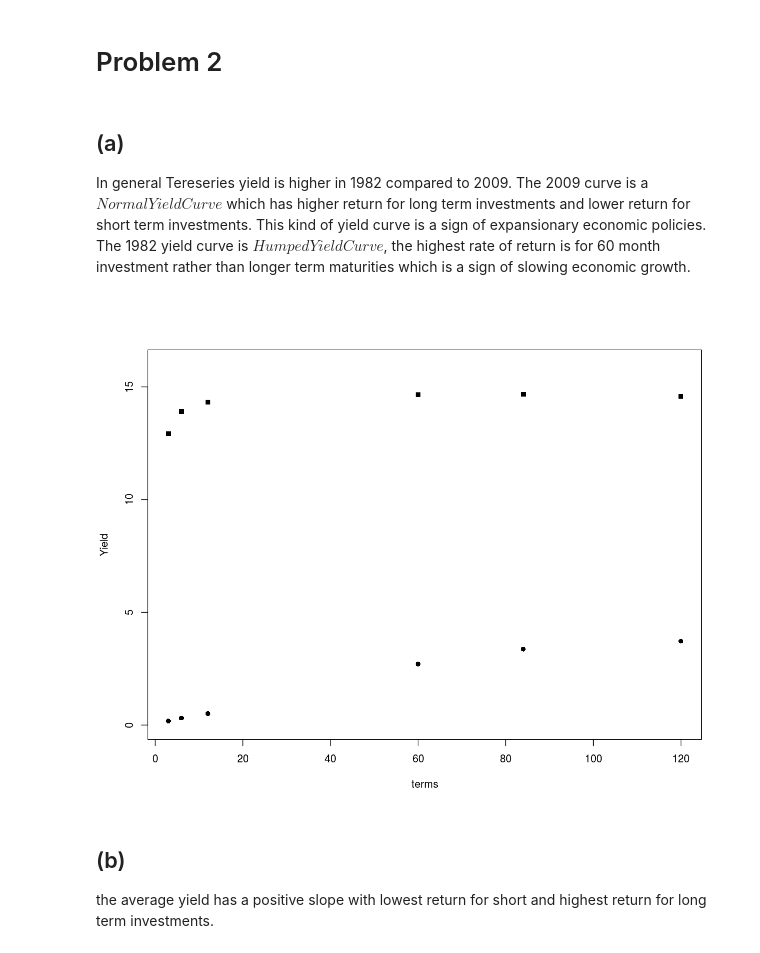
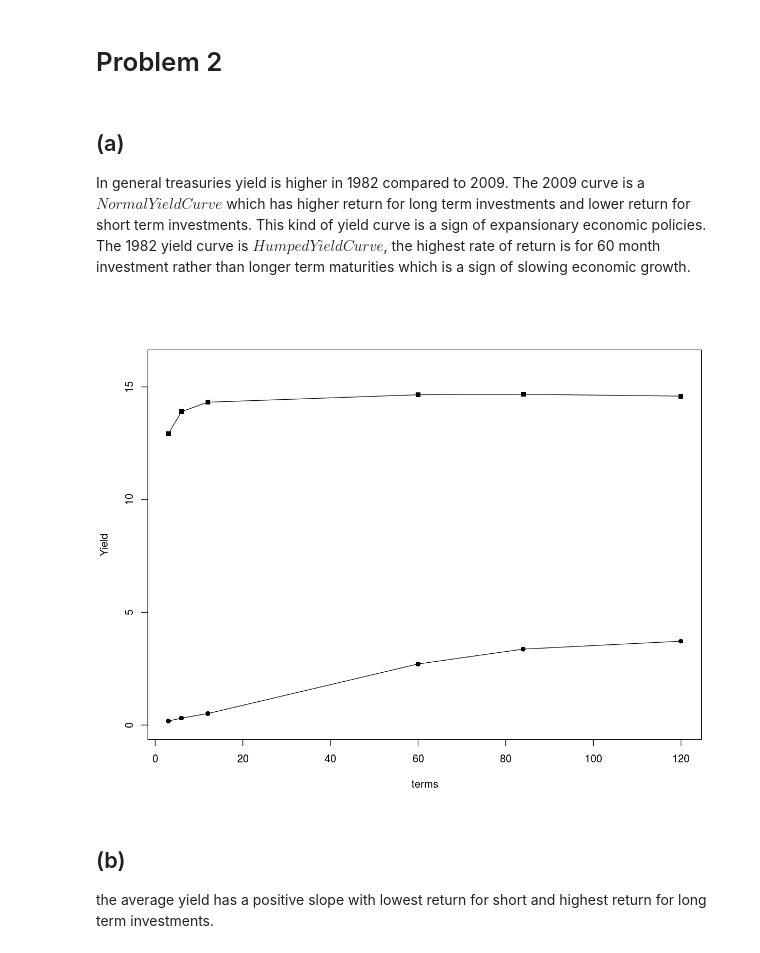
Before and after one commit to mmottahedi/STAT597, a Jupyter notebook: HW/HW1/hw1.ipynb, the cells around one changed output. Saved outputs shown, nothing was run; the diff lists cells and outputs as text; code cells hidden in the pictures.

```diff
--- a/HW/HW1/hw1.ipynb
+++ b/HW/HW1/hw1.ipynb
@@ -71,13 +74,13 @@ sum(pinch.pca$varprop[1:2])
 # %% [markdown]
 ## (a)
 
-In general Tereseries yield is higher in 1982 compared to 2009. The 2009 curve is a $Normal Yield Curve$ which has higher return for long term investments and lower return for short term investments. This kind of yield curve is a sign of expansionary economic policies. The 1982 yield curve is $Humped Yield Curve$, the highest rate of return is for 60 month investment rather than longer term maturities which is a sign of slowing economic growth.
+In general treasuries yield is higher in 1982 compared to 2009. The 2009 curve is a $Normal Yield Curve$ which has higher return for long term investments and lower return for short term investments. This kind of yield curve is a sign of expansionary economic policies. The 1982 yield curve is $Humped Yield Curve$, the highest rate of return is for 60 month investment rather than longer term maturities which is a sign of slowing economic growth.
 # %%
 yield = FedYieldcurve; terms = yield$x
-plot(terms, yield$y[,1], pch=15, ylab="Yield", ylim=c(0,16))
-points(terms, yield$y[,330], pch=16)
+plot(terms, yield$y[,1], type='o', pch=15, ylab="Yield", ylim=c(0,16))
+points(terms, yield$y[,330], type='o', pch=16)
 # %% [output]
-[figure, old version]
+[figure, new version]
 # %% [markdown]
 ## (b)
 
```
Also changed, not shown: parts of 21 cells of this notebook, 2 other files.
